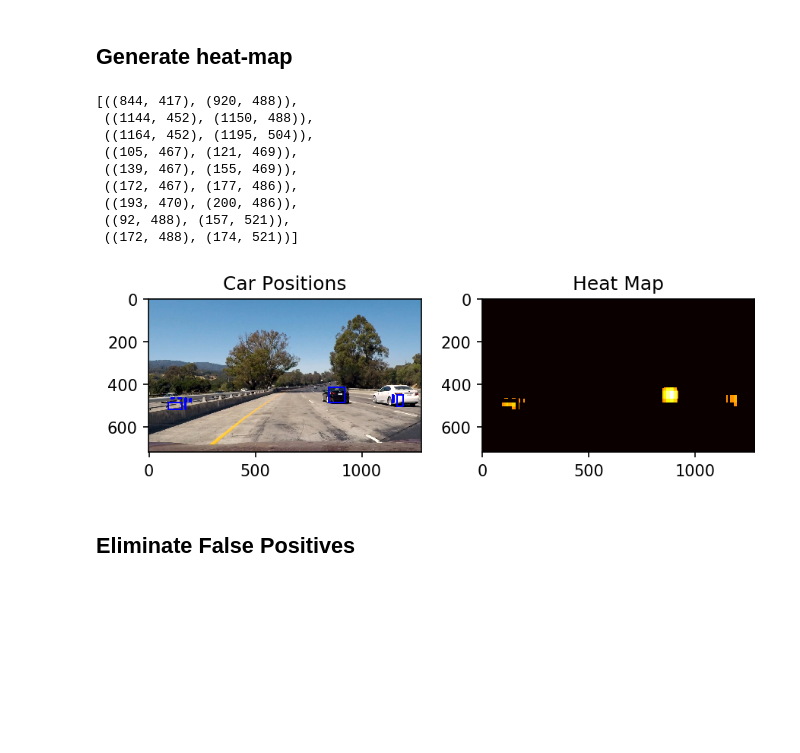
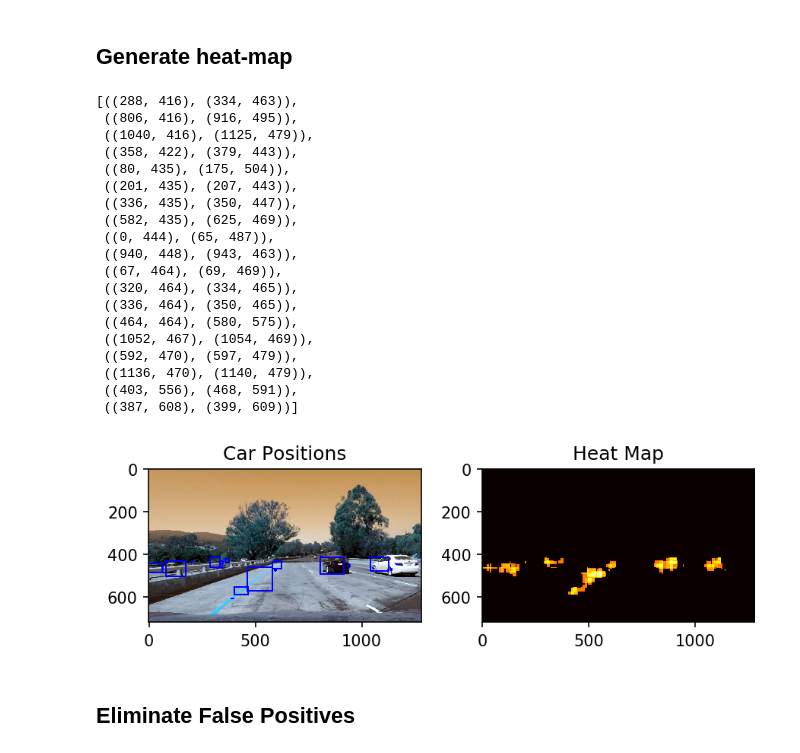
Before and after one commit to jaeoh2/self-driving-car-nd, a Jupyter notebook: CarND-Vehicle-Detection-P5/CarND-Vehicle-detection.ipynb, the cells around one changed output. Drawn from its saved outputs; the diff is of its cells as text; code cells hidden in the pictures; blank space fills up the shorter version.

Commit message:
hog_feat only test

```diff
--- a/CarND-Vehicle-Detection-P5/CarND-Vehicle-detection.ipynb
+++ b/CarND-Vehicle-Detection-P5/CarND-Vehicle-detection.ipynb
@@ -79,14 +69,14 @@ fig.tight_layout()
 # %%
 # Parameter choised
 color_space = 'YCrCb'   # Can be RGB, HSV, LUV, *HLS, YUV, YCrCb
-orient = 9            #9 # HOG orientations
-pix_per_cell = 8      #8 # HOG pixels per cell
+orient = 32            #9 # HOG orientations
+pix_per_cell = 16      #8 # HOG pixels per cell
 cell_per_block = 2    #2 # HOG cells per block
 hog_channel = 'ALL'   # Can be 0, 1, 2, or "ALL"
-spatial_size = (8,8)  #(8, 8) # Spatial binning dimensions
-hist_bins =  8        #8 # Number of histogram bins
-spatial_feat = True   # Spatial features on or off
-hist_feat = True      # Histogram features on or off
+spatial_size = (16,16)  #(8, 8) # Spatial binning dimensions
+hist_bins =  16        #8 # Number of histogram bins
+spatial_feat = False   # Spatial features on or off
+hist_feat = False      # Histogram features on or off
 hog_feat = True       # HOG features on or off
 # %%
 # Extract features from cars and non-cars
@@ -236,6 +288,7 @@ ystart = 400
 ystop = 656
 scale = 1.5
 test_img = mpimg.imread('./test_images/test1.jpg')
+test_img = cv2.imread('./test_images/test1.jpg')
 # %%
 # find_cars(img, ystart, ystop, scale, svc, X_scaler, orient, pix_per_cell, cell_per_block, spatial_size, hist_bins):
 testbbox, draw_img = find_cars(img=test_img,
@@ -283,6 +333,8 @@ plt.imshow(draw_img)
 # %%
 def find_cars_multiple_scale(img, ystart, ystop, svc, X_scaler, orient, pix_per_cell, cell_per_block, spatial_size, hist_bins):
-    scales = [1.1,1.4, 1.8, 2.4, 2.9, 3.4]
+    #scales = [1.1, 1.4, 1.8, 2.4, 2.9, 3.4]
+    scales = [0.5, 0.7, 1.1, 2.0]
+    #scales = [1.0, 1.5, 2.0, 2.5, 2.9, 3.4]
     bbox_list = []
     bboxs = []
     for scale in scales:
@@ -399,30 +451,40 @@ def get_heatmap(img ,box_list,threshold=1, showImg = True):
     else:
         return heatmap, lbl_heat
 # %%
-draw_img, heatmap, heatmap_bbox_list = get_heatmap(test_img, out_bbox, threshold=10)
+draw_img, heatmap, heatmap_bbox_list = get_heatmap(test_img, out_bbox, threshold=5)
 
 fig = plt.figure(dpi=150)
 plt.subplot(221)
 plt.imshow(draw_img)
 plt.title('Car Positions')
 
 plt.subplot(222)
 plt.imshow(heatmap, cmap='hot')
 plt.title('Heat Map')
 
 fig.tight_layout()
 heatmap_bbox_list
 # %% [output]
-[((844, 417), (920, 488)),
- ((1144, 452), (1150, 488)),
- ((1164, 452), (1195, 504)),
- ((105, 467), (121, 469)),
- ((139, 467), (155, 469)),
- ((172, 467), (177, 486)),
- ((193, 470), (200, 486)),
- ((92, 488), (157, 521)),
- ((172, 488), (174, 521))]
+[((288, 416), (334, 463)),
+ ((806, 416), (916, 495)),
+ ((1040, 416), (1125, 479)),
+ ((358, 422), (379, 443)),
+ ((80, 435), (175, 504)),
+ ((201, 435), (207, 443)),
+ ((336, 435), (350, 447)),
+ ((582, 435), (625, 469)),
+ ((0, 444), (65, 487)),
+ ((940, 448), (943, 463)),
+ ((67, 464), (69, 469)),
+ ((320, 464), (334, 465)),
+ ((336, 464), (350, 465)),
+ ((464, 464), (580, 575)),
+ ((1052, 467), (1054, 469)),
+ ((592, 470), (597, 479)),
+ ((1136, 470), (1140, 479)),
+ ((403, 556), (468, 591)),
+ ((387, 608), (399, 609))]
-[figure, old version]
+[figure, new version]
 # %% [markdown]
 ## Eliminate False Positives
 # %%
```
Also changed, not shown: parts of 15 cells of this notebook, 2 other files.
